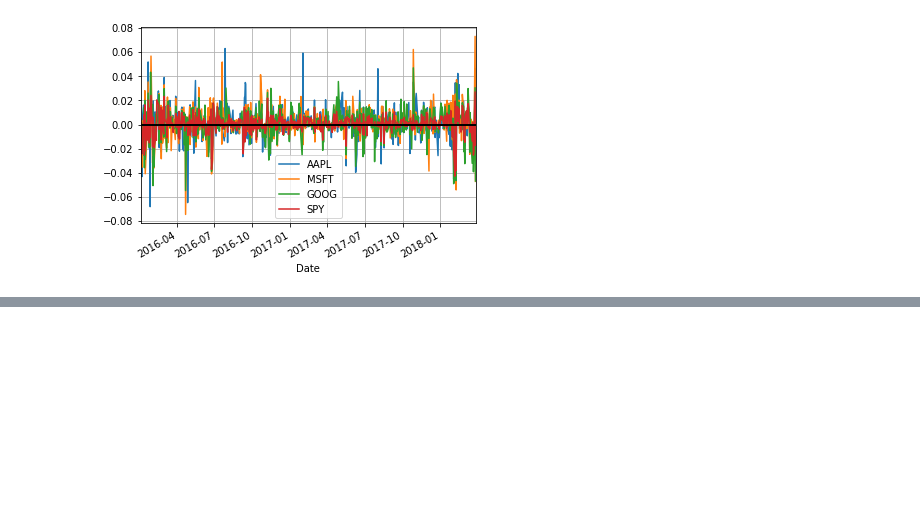
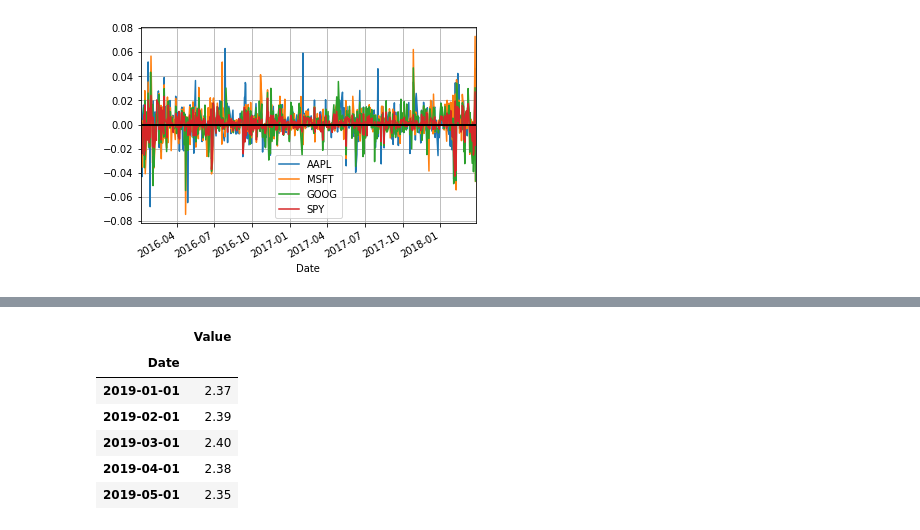
Before and after one commit to DerekLoveCC/Writings, a Jupyter notebook: Fintech_Wechat/Code/StockDataAnalysisWithPython/StockDataAnalysisWithPython.ipynb, the cells around one changed output, grey strips where cells are left out. Cells and saved outputs as stored; diff of their text form; code cells hidden in the pictures; blank space fills up the shorter version.

```diff
--- a/Fintech_Wechat/Code/StockDataAnalysisWithPython/StockDataAnalysisWithPython.ipynb
+++ b/Fintech_Wechat/Code/StockDataAnalysisWithPython/StockDataAnalysisWithPython.ipynb
@@ -230,0 +242,11 @@ stock_change.plot(grid=True).axhline(y = 0, color = "black", lw = 2)
+# %%
+tbill = quandl.get("FRED/TB3MS", start_date=start, end_date=end)
+tbill.tail()
+# %% [output]
+|  | Value |
+| Date |  |
+| 2019-01-01 | 2.37 |
+| 2019-02-01 | 2.39 |
+| 2019-03-01 | 2.40 |
+| 2019-04-01 | 2.38 |
+| 2019-05-01 | 2.35 |
```
Also changed, not shown: parts of 10 cells of this notebook, 4 other files.
